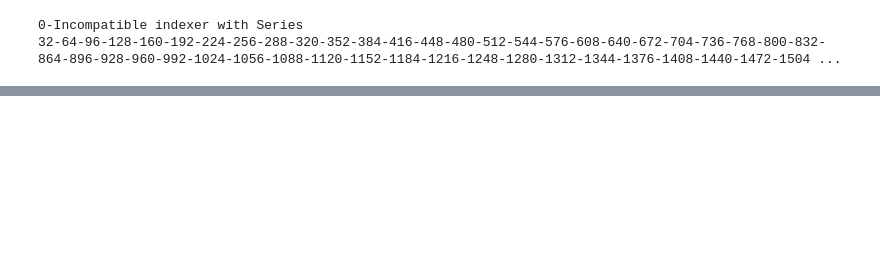
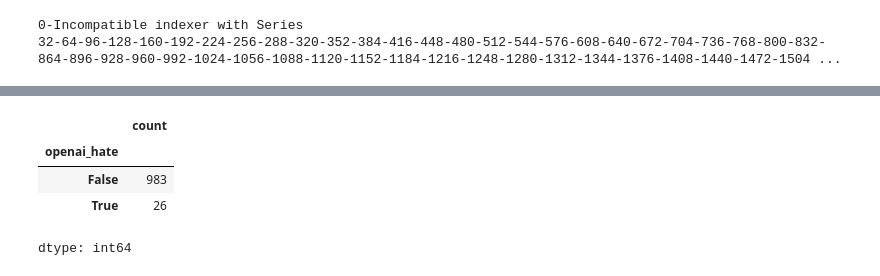
Before and after one commit to omkar-334/HateMM-benchmarks, a Jupyter notebook: moderation.ipynb, the cells around one changed output, grey strips where cells are left out. Saved outputs shown, nothing was run; the diff lists cells and outputs as text; code cells hidden in the pictures; blank space fills up the shorter version.

```diff
--- a/moderation.ipynb
+++ b/moderation.ipynb
@@ -105,0 +133,8 @@ df = pd.read_csv("hate_speech_annotations_highkappa.csv")
+# %%
+mdf[mdf["label"] != "nonhate"]["openai_hate"].value_counts()
+# %% [output]
+|  | count |
+| openai_hate |  |
+| False | 983 |
+| True | 26 |
+dtype: int64
```
Also changed, not shown: parts of 19 cells of this notebook, 1 other file.
